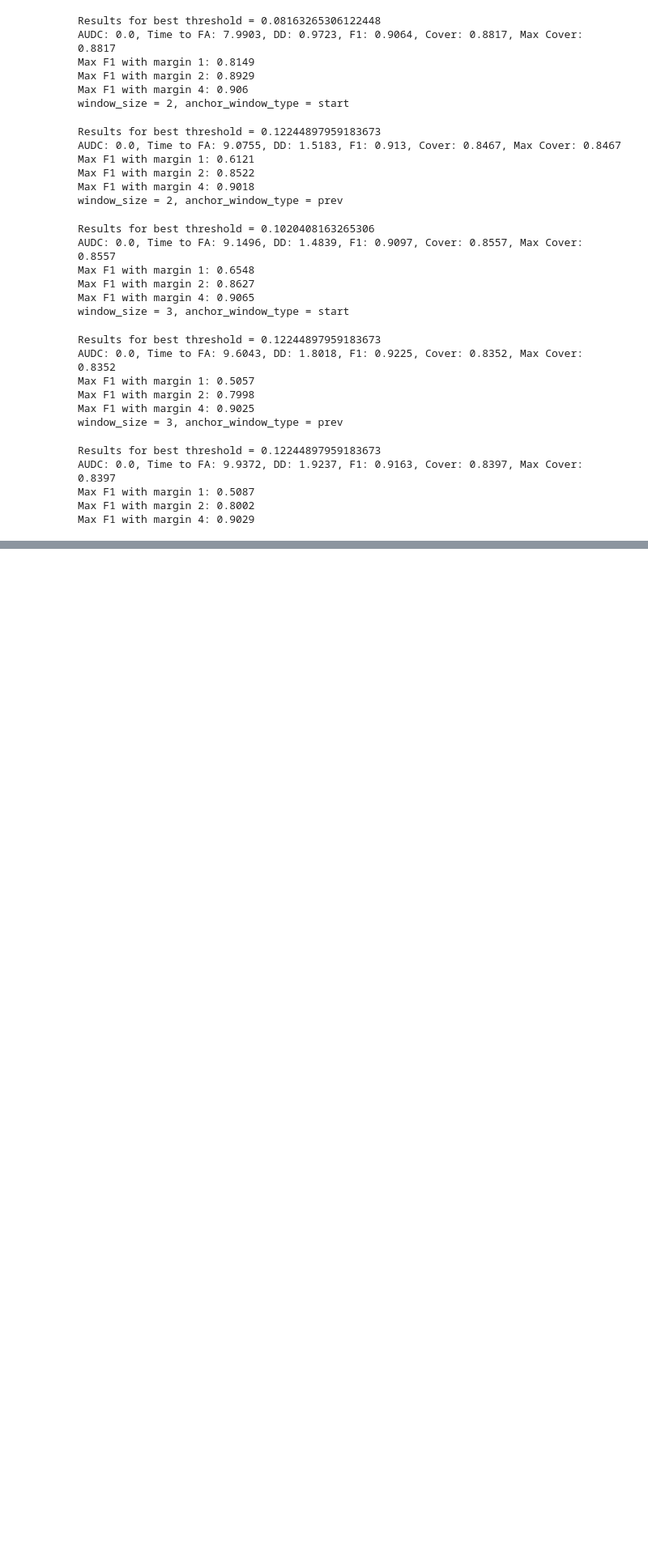
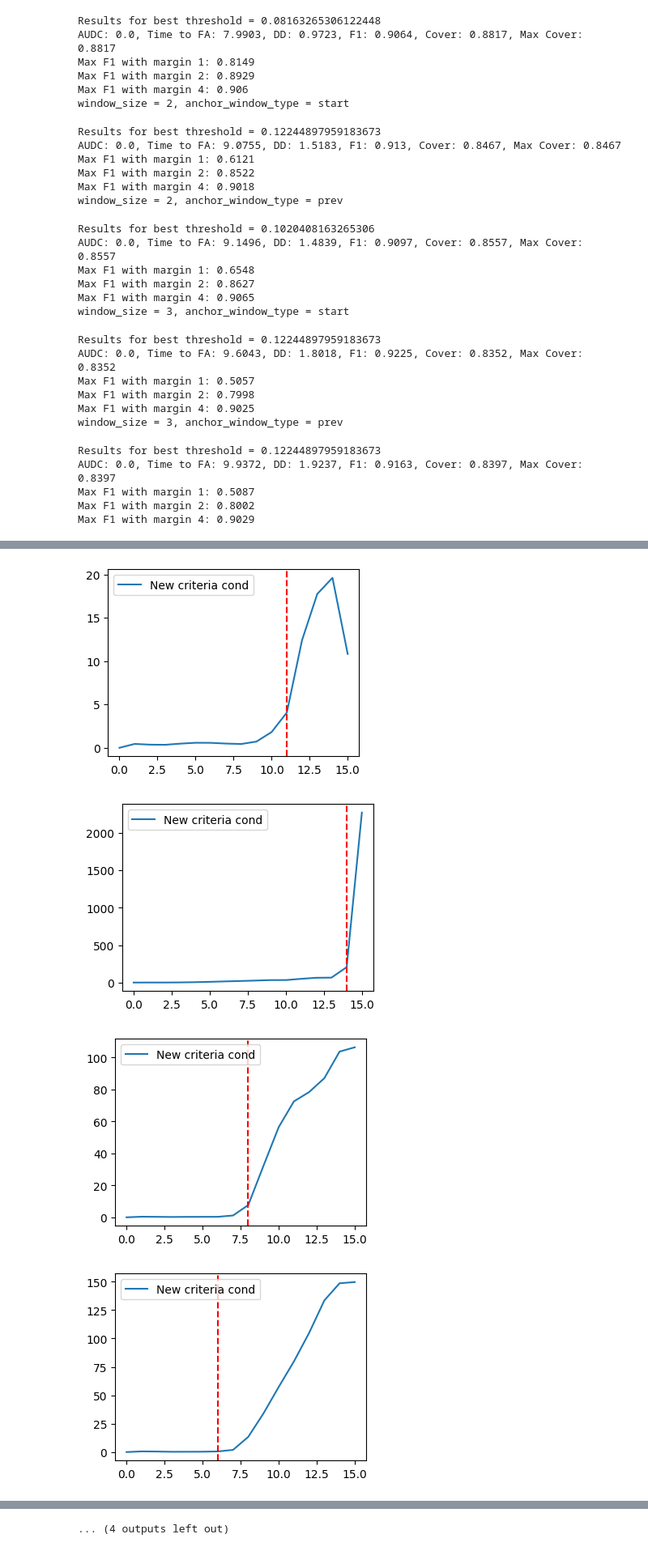
Before and after one commit to stalex2902/uncertainty-aware-cpd, a Jupyter notebook: notebooks/sgld_experiments.ipynb, the cells around one changed output, grey strips where cells are left out. Shown at 81% size. Saved outputs shown, nothing was run; the diff lists cells and outputs as text; code cells hidden in the pictures; blank space fills up the shorter version.

```diff
--- a/notebooks/sgld_experiments.ipynb
+++ b/notebooks/sgld_experiments.ipynb
@@ -658,7 +496,9 @@ anchor_window_type_list = ["start", "prev"]
 
 threshold_list = np.linspace(0, 1, 50)
 
-for window_size, anchor_window_type in itertools.product(window_size_list, anchor_window_type_list):
+for window_size, anchor_window_type in itertools.product(
+    window_size_list, anchor_window_type_list
+):
     print(f"window_size = {window_size}, anchor_window_type = {anchor_window_type}")
     res, best_th = evaluate_distance_ensemble_model(
         threshold_list=threshold_list,
@@ -667,7 +507,7 @@ for window_size, anchor_window_type in itertools.product(window_size_list, ancho
         args_config=args_config,
         n_models=10,
         window_size=window_size,
-        #kernel="rbf",
+        # kernel="rbf",
         anchor_window_type=anchor_window_type,
         distance="wasserstein",
         save_path=path_to_models_folder,
@@ -715,0 +853,20 @@ Max F1 with margin 4: 0.9029
+# %%
+for IDX in range(16):
+    change_idx = labels_batch[IDX].detach().cpu().numpy().argmax()
+
+    plt.figure(figsize=(4, 3))
+    # plt.plot(cusum_old[IDX], label="Old CUSUM")
+    # plt.plot(cusum_correct_noncond[IDX], label="Correct CUSUM non-cond")
+    # plt.plot(cusum_correct_cond[IDX], label="New CUSUM cond")
+    # plt.plot(new_crit_noncond[IDX], label="New criteria non-cond")
+    plt.plot(new_crit_cond[IDX], label="New criteria cond")
+
+    if change_idx > 0:
+        plt.axvline(x=change_idx, c="red", linestyle="--")
+    plt.legend()
+    plt.show()
+# %% [output]
+[figure, added]
+[figure, added]
+[figure, added]
+[figure, added]
@@ -715,0 +881 @@ Max F1 with margin 4: 0.9029
+... (4 outputs left out)
```
Also changed, not shown: parts of 49 cells of this notebook, 7 other files.
